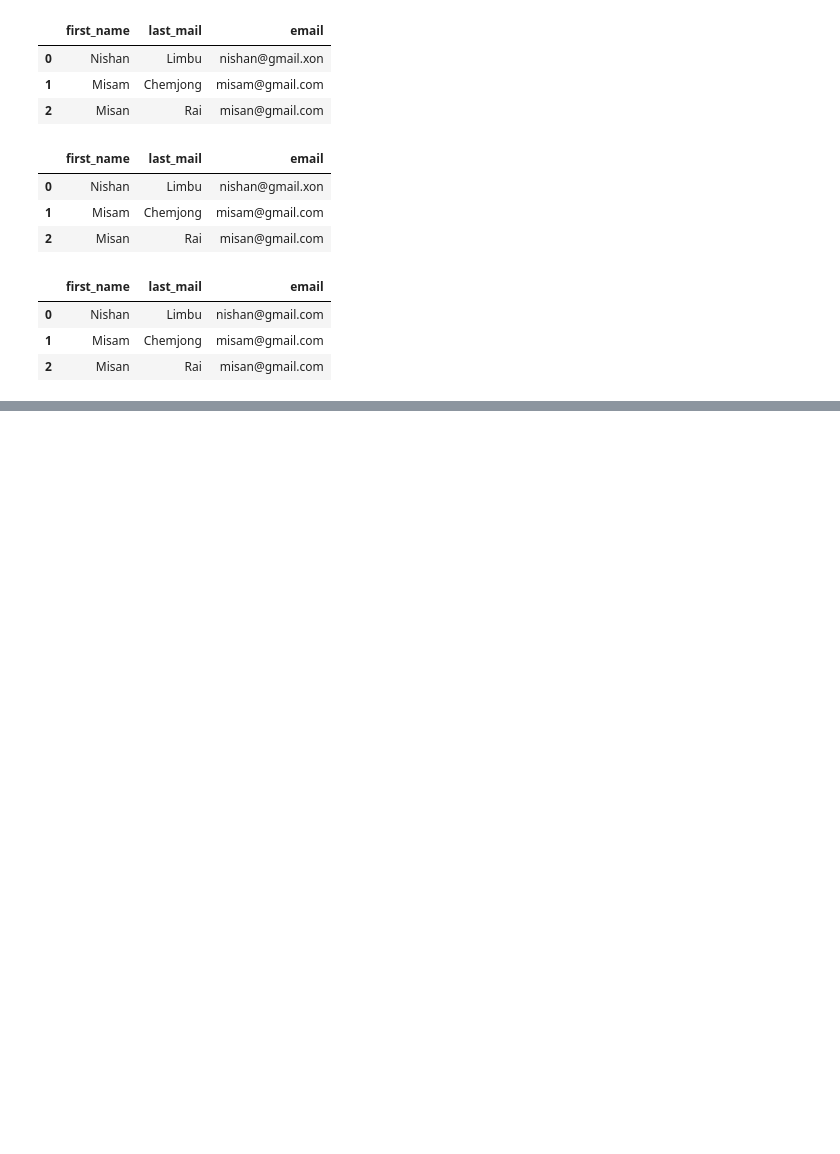
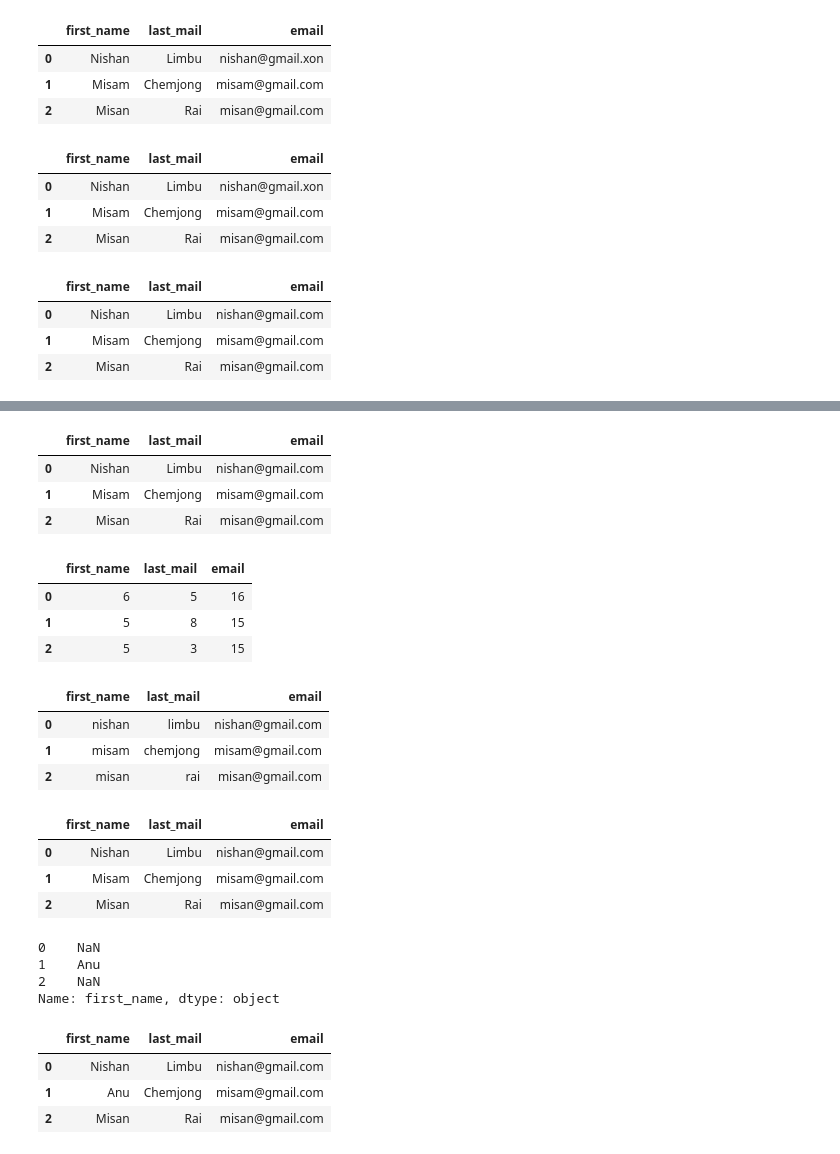
Before and after one commit to nishanlimbuchemjong/Pandas-for-AI-ML, a Jupyter notebook: Pandas_for_AI_&_ML.ipynb, the cells around one changed output, grey strips where cells are left out. Cells and saved outputs as stored; diff of their text form; code cells hidden in the pictures; blank space fills up the shorter version.

```diff
--- a/Pandas_for_AI_&_ML.ipynb
+++ b/Pandas_for_AI_&_ML.ipynb
@@ -663,0 +694,40 @@ df
+# %%
+# using lambda function with apply method
+df['email'] = df['email'].apply(lambda x: x.lower())
+df
+# %% [output]
+|  | first_name | last_mail | email |
+| 0 | Nishan | Limbu | nishan@gmail.com |
+| 1 | Misam | Chemjong | misam@gmail.com |
+| 2 | Misan | Rai | misan@gmail.com |
+# %%
+# 2. applymap
+
+df.applymap(len)
+# %% [output]
+|  | first_name | last_mail | email |
+| 0 | 6 | 5 | 16 |
+| 1 | 5 | 8 | 15 |
+| 2 | 5 | 3 | 15 |
+# %%
+df.applymap(str.lower)
+# %% [output]
+|  | first_name | last_mail | email |
+| 0 | nishan | limbu | nishan@gmail.com |
+| 1 | misam | chemjong | misam@gmail.com |
+| 2 | misan | rai | misan@gmail.com |
+# %%
+df
+# %% [output]
+|  | first_name | last_mail | email |
+| 0 | Nishan | Limbu | nishan@gmail.com |
+| 1 | Misam | Chemjong | misam@gmail.com |
+| 2 | Misan | Rai | misan@gmail.com |
+# %%
+# 3. map
+df['first_name'].map({'Misam':'Anu', })
+# %% [output]
+0    NaN
+1    Anu
+2    NaN
+Name: first_name, dtype: object
@@ -663,0 +737,7 @@ df
+# %%
+df
+# %% [output]
+|  | first_name | last_mail | email |
+| 0 | Nishan | Limbu | nishan@gmail.com |
+| 1 | Anu | Chemjong | misam@gmail.com |
+| 2 | Misan | Rai | misan@gmail.com |
```
Also changed, not shown: parts of 5 cells of this notebook.
